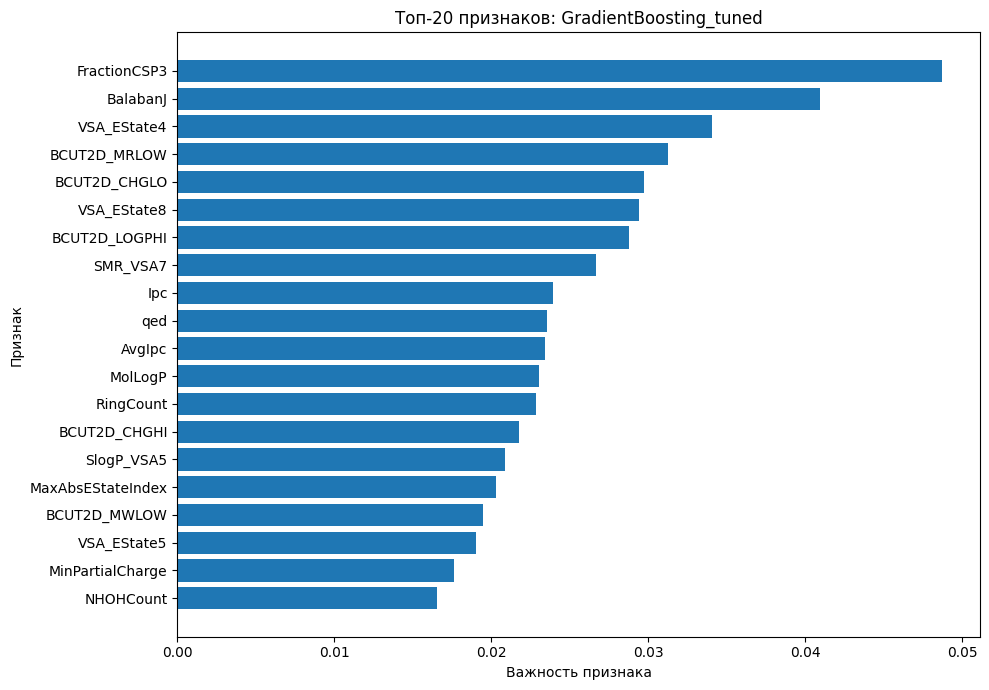
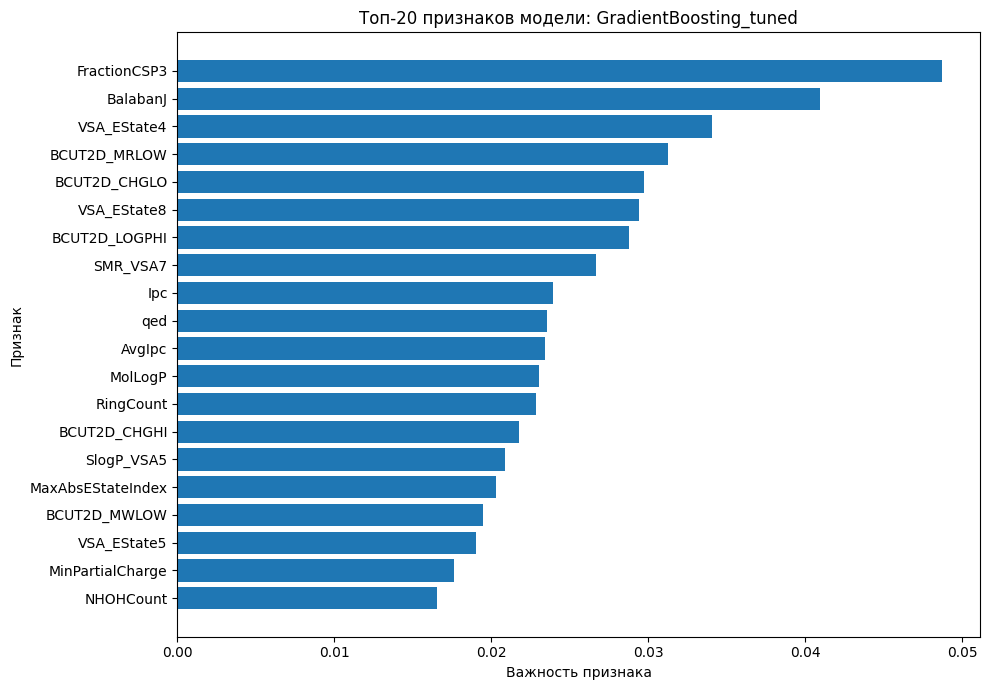
The notebook cell's code change between the first figure and the second:
--- before
+++ after
@@ -3,8 +3,26 @@
 final_model = best_model[-1] if isinstance(best_model, Pipeline) else best_model
 
+def plot_importance(importance_df=None):
+    if importance_df is not None:
+        display(importance_df.head(30))
+
+        plot_imp = importance_df.head(20).iloc[::-1]
+
+        plt.figure(figsize=(10, 7))
+        plt.barh(plot_imp['feature'], plot_imp['importance'])
+        plt.xlabel('Важность признака')
+        plt.ylabel('Признак')
+        plt.title(f'Топ-20 признаков модели: {best_model_name}')
+        plt.tight_layout()
+        plt.show()
+    else:
+        print('Для выбранной модели нет встроенной важности признаков или коэффициентов.')
+
+importance_df = None
+
 if hasattr(final_model, 'feature_importances_'):
     importance_df = (
         pd.DataFrame({
-            'feature':    feature_names_best,
+            'feature': feature_names_best,
             'importance': final_model.feature_importances_
         })
@@ -13,19 +31,8 @@
     )
 
-    display(importance_df.head(30))
-
-    plot_imp = importance_df.head(20).iloc[::-1]
-    plt.figure(figsize=(10, 7))
-    plt.barh(plot_imp['feature'], plot_imp['importance'])
-    plt.xlabel('Важность признака')
-    plt.ylabel('Признак')
-    plt.title(f'Топ-20 признаков: {best_model_name}')
-    plt.tight_layout()
-    plt.show()
-
 elif hasattr(final_model, 'coef_'):
     importance_df = (
         pd.DataFrame({
-            'feature':     feature_names_best,
+            'feature': feature_names_best,
             'coefficient': np.ravel(final_model.coef_)
         })
@@ -36,15 +43,3 @@
     )
 
-    display(importance_df.head(30))
-
-    plot_imp = importance_df.head(20).iloc[::-1]
-    plt.figure(figsize=(10, 7))
-    plt.barh(plot_imp['feature'], plot_imp['coefficient'])
-    plt.xlabel('Коэффициент')
-    plt.ylabel('Признак')
-    plt.title(f'Топ-20 коэффициентов: {best_model_name}')
-    plt.tight_layout()
-    plt.show()
-
-else:
-    print(f'Модель {type(final_model).__name__} не поддерживает feature_importances_ или coef_.')
+plot_importance(importance_df)

Commit: [REP] fresh run and requirements